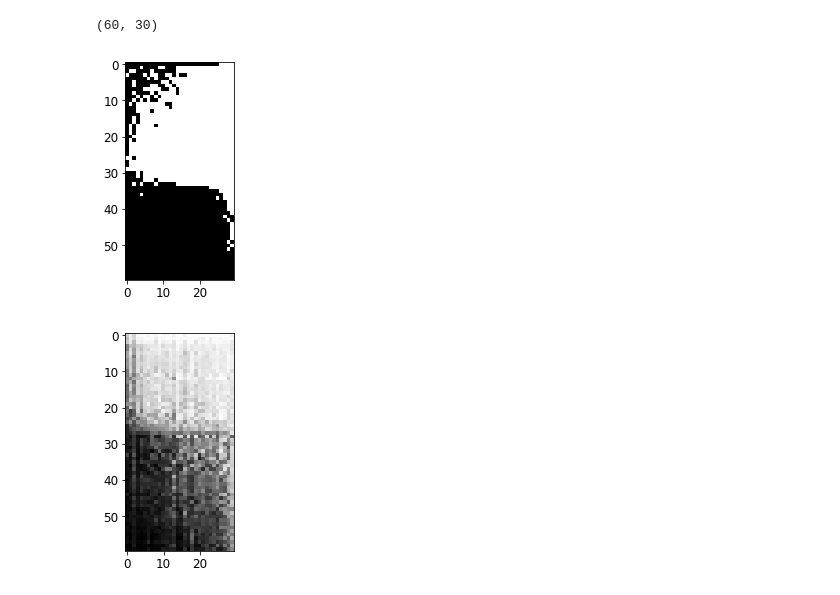
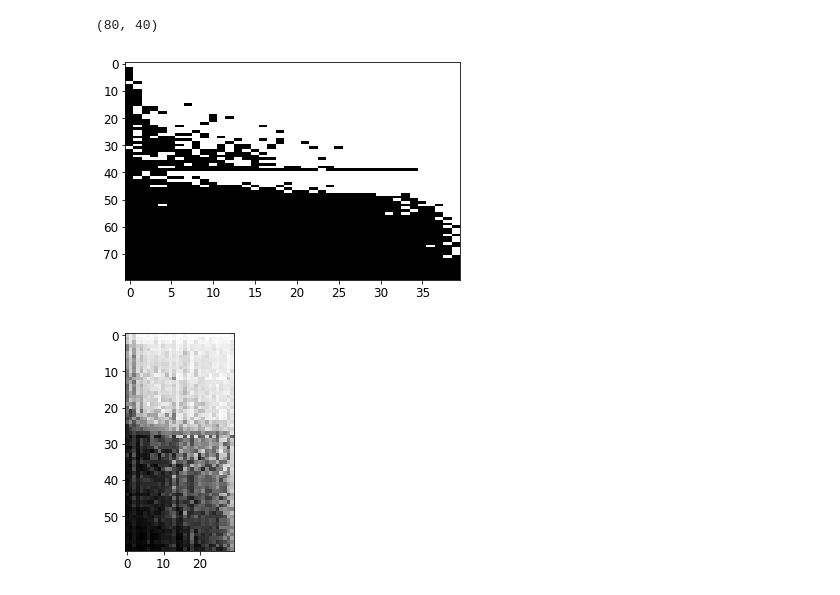
Before and after one commit to davidmrau/nlp1, a Jupyter notebook: experiments/Experiment_with_noun_verb_matrix.ipynb, the cells around one changed output. Cells and saved outputs as stored; diff of their text form; code cells hidden in the pictures.

Commit message:
add matrix plot and vectors

```diff
--- a/experiments/Experiment_with_noun_verb_matrix.ipynb
+++ b/experiments/Experiment_with_noun_verb_matrix.ipynb
@@ -157,7 +160,7 @@ def gen_simple_case_matrix(NN, NNS, VBP, VBZ):
 # simple cases: nouns x verbs results, 0 = error, 1 = correct
 # first half of the rows are singular nouns,
 # second half are plural nouns
-n = 30
+n = 40
 
 noun_verb_matrix,noun_verb_matrix_ratio = np.array(gen_simple_case_matrix(NN[0:n], NNS[0:n], VBP[0:n], VBZ[0:n]))
 # %%
@@ -181,12 +184,12 @@ matrix_NNS_sorted_row = matrix_NNS_sorted_col[matrix_NNS_sorted_idx_row,:]
 matrix = np.concatenate((matrix_NN_sorted_row,matrix_NNS_sorted_row),axis=0)
 # %%
 print(matrix.shape)
-plt.imshow(matrix, cmap=cm.gray,,aspect='auto')
+plt.imshow(matrix, cmap=cm.gray,aspect='auto')
 plt.show()
 plt.imsave('matrix_plot.png',matrix, cmap=cm.gray)
 # %% [output]
-(60, 30)
+(80, 40)
-[figure, old version]
+[figure, new version]
 # %%
 # Change the sort order for the upper half of the figure
 # %%
```
Also changed, not shown: parts of 6 cells of this notebook, 4 other files.
